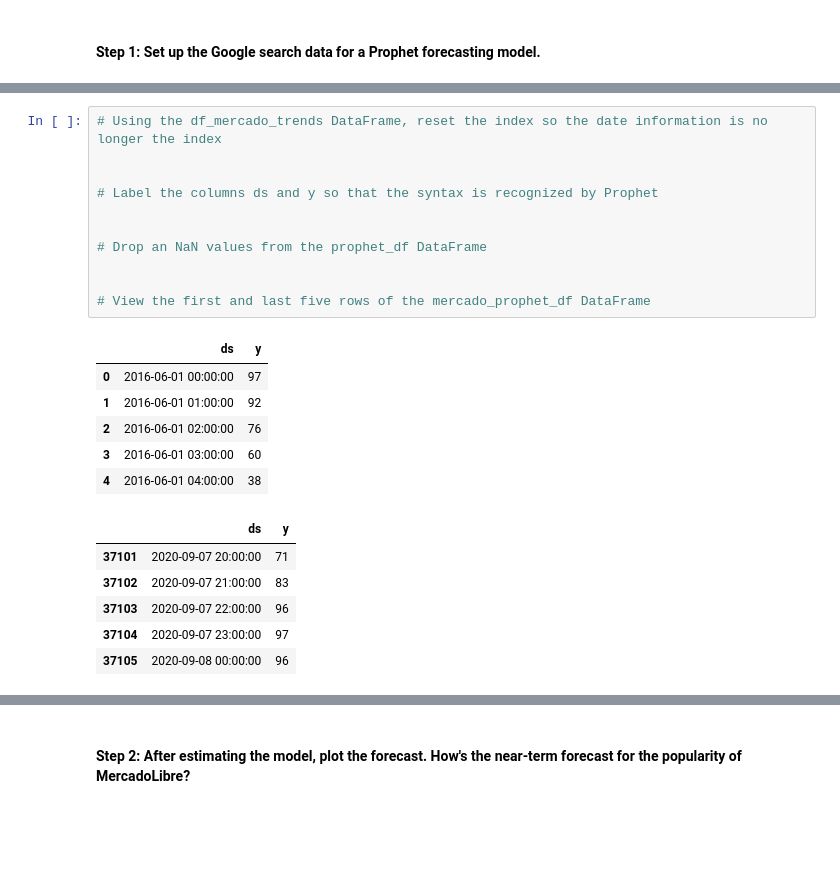
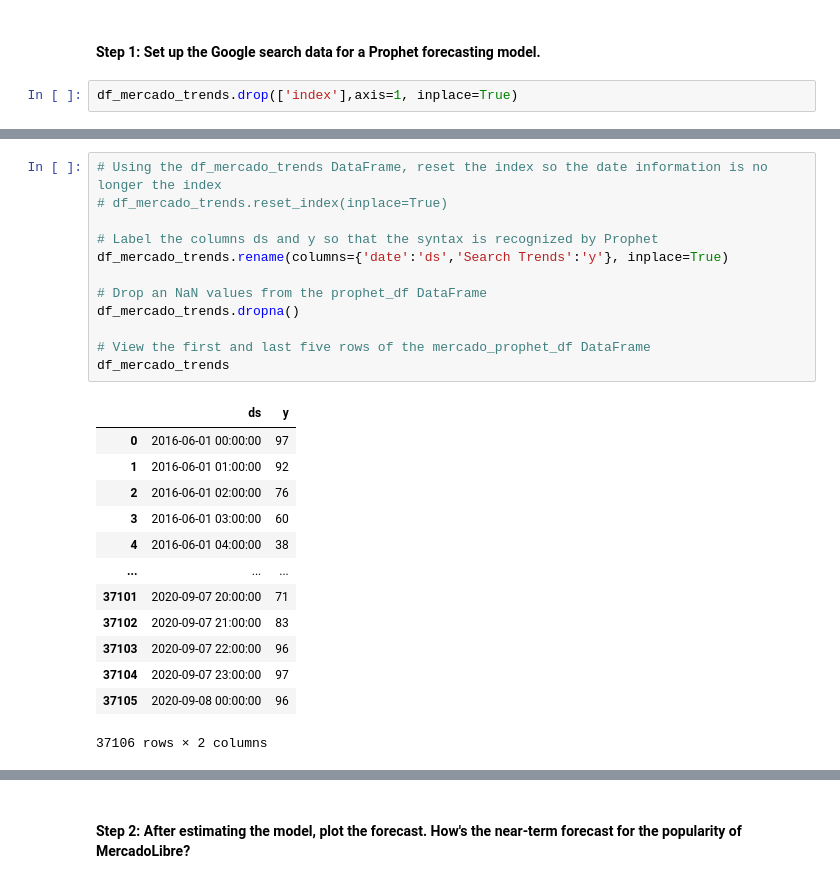
Before and after one commit to FLermaP/prophet-challenge, a Jupyter notebook: forecasting_net_prophet.ipynb, the cells around one changed output, grey strips where cells are left out. Drawn from its saved outputs; the diff is of its cells as text; blank space fills up the shorter version.

```diff
--- a/forecasting_net_prophet.ipynb
+++ b/forecasting_net_prophet.ipynb
@@ -451,3 +458,5 @@ Now, you need to produce a time series model that analyzes and forecasts pattern
     * What's the lowest point for search traffic in the calendar year?
 # %% [markdown]
 #### Step 1: Set up the Google search data for a Prophet forecasting model.
+# %%
+df_mercado_trends.drop(['index'],axis=1, inplace=True)
@@ -454,26 +479,28 @@ Now, you need to produce a time series model that analyzes and forecasts pattern
 # %%
 # Using the df_mercado_trends DataFrame, reset the index so the date information is no longer the index
-
+# df_mercado_trends.reset_index(inplace=True)
 
 # Label the columns ds and y so that the syntax is recognized by Prophet
-
+df_mercado_trends.rename(columns={'date':'ds','Search Trends':'y'}, inplace=True)
 
 # Drop an NaN values from the prophet_df DataFrame
-
+df_mercado_trends.dropna()
 
 # View the first and last five rows of the mercado_prophet_df DataFrame
+df_mercado_trends
 # %% [output]
 |  | ds | y |
 | 0 | 2016-06-01 00:00:00 | 97 |
 | 1 | 2016-06-01 01:00:00 | 92 |
 | 2 | 2016-06-01 02:00:00 | 76 |
 | 3 | 2016-06-01 03:00:00 | 60 |
 | 4 | 2016-06-01 04:00:00 | 38 |
+| ... | ... | ... |
+| 37101 | 2020-09-07 20:00:00 | 71 |
+| 37102 | 2020-09-07 21:00:00 | 83 |
+| 37103 | 2020-09-07 22:00:00 | 96 |
+| 37104 | 2020-09-07 23:00:00 | 97 |
+| 37105 | 2020-09-08 00:00:00 | 96 |
-|  | ds | y |
-| 37101 | 2020-09-07 20:00:00 | 71 |
-| 37102 | 2020-09-07 21:00:00 | 83 |
-| 37103 | 2020-09-07 22:00:00 | 96 |
-| 37104 | 2020-09-07 23:00:00 | 97 |
-| 37105 | 2020-09-08 00:00:00 | 96 |
+37106 rows × 2 columns
 # %%
 # Call the Prophet function, store as an object
```
Also changed, not shown: parts of 13 cells of this notebook.
